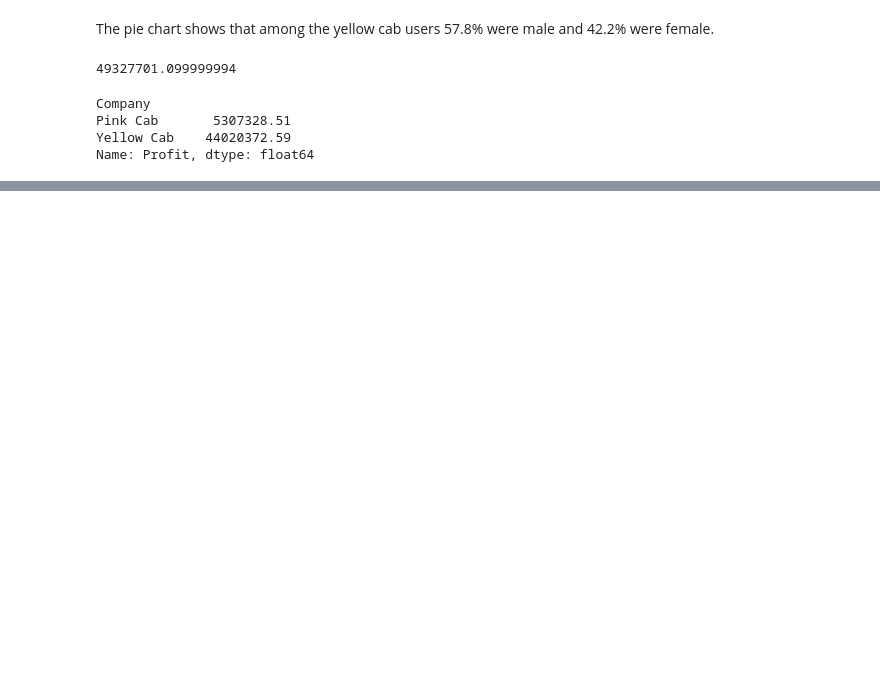
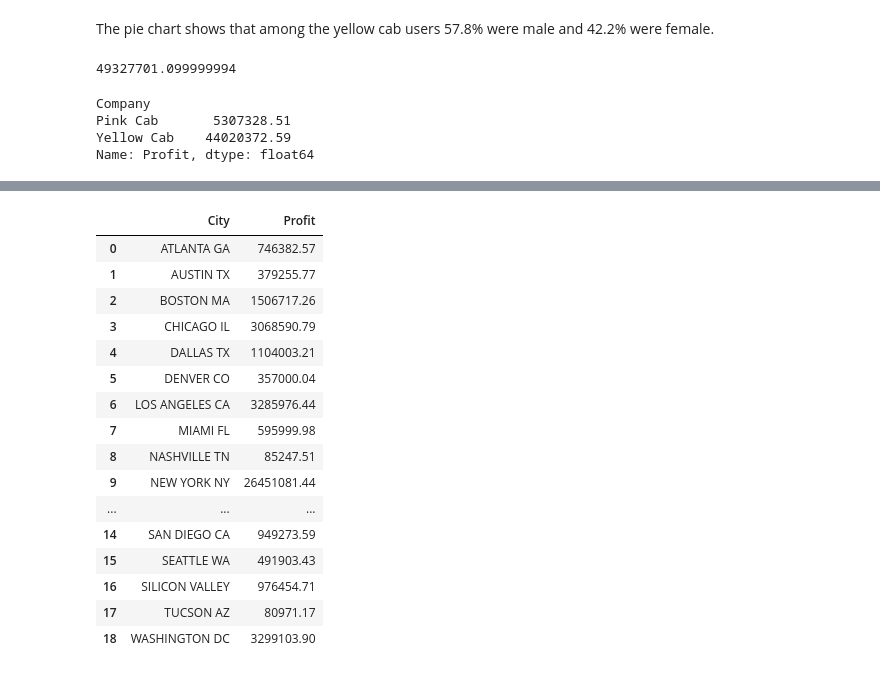
Before and after one commit to Manochitra20/G2M-for-Cab-Investment-firm, a Jupyter notebook: G2M_insights .ipynb, the cells around one changed output, grey strips where cells are left out. Drawn from its saved outputs; the diff is of its cells as text; code cells hidden in the pictures; blank space fills up the shorter version.

```diff
--- a/G2M_insights .ipynb
+++ b/G2M_insights .ipynb
@@ -481,7 +532,25 @@ pink_city
 # %%
-yellow_city= pink_cab.groupby(['City']).Profit.sum().reset_index()
+yellow_city= yellow_cab.groupby(['City']).Profit.sum().reset_index()
 
 yellow_city
+# %% [output]
+|  | City | Profit |
+| 0 | ATLANTA GA | 746382.57 |
+| 1 | AUSTIN TX | 379255.77 |
+| 2 | BOSTON MA | 1506717.26 |
+| 3 | CHICAGO IL | 3068590.79 |
+| 4 | DALLAS TX | 1104003.21 |
+| 5 | DENVER CO | 357000.04 |
+| 6 | LOS ANGELES CA | 3285976.44 |
+| 7 | MIAMI FL | 595999.98 |
+| 8 | NASHVILLE TN | 85247.51 |
+| 9 | NEW YORK NY | 26451081.44 |
+| ... | ... | ... |
+| 14 | SAN DIEGO CA | 949273.59 |
+| 15 | SEATTLE WA | 491903.43 |
+| 16 | SILICON VALLEY | 976454.71 |
+| 17 | TUCSON AZ | 80971.17 |
+| 18 | WASHINGTON DC | 3299103.90 |
 # %%
 city_df=pd.merge(pink_city, yellow_city, on='City', suffixes=('_pink', '_yellow'))
 city_df
```
Also changed, not shown: parts of 16 cells of this notebook.
